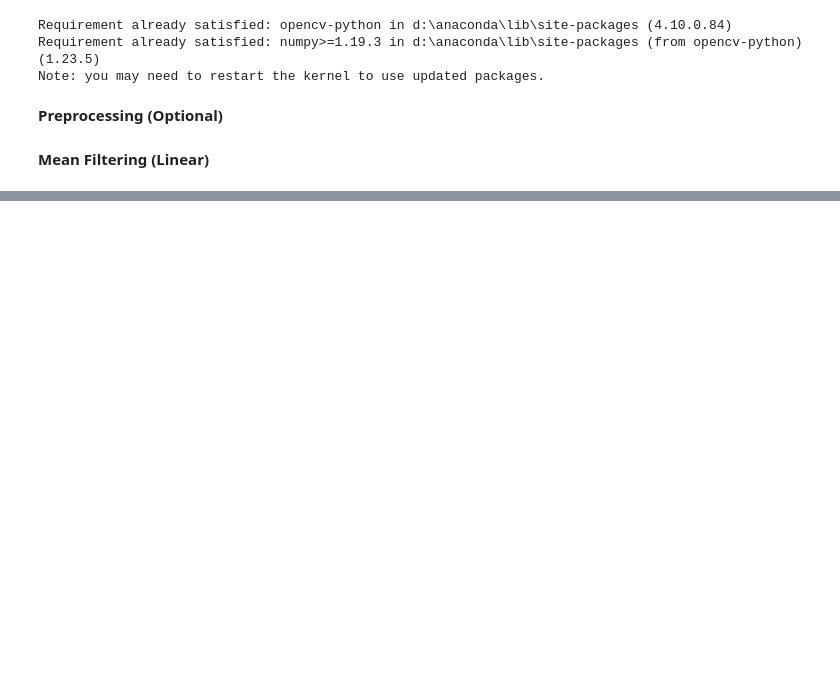
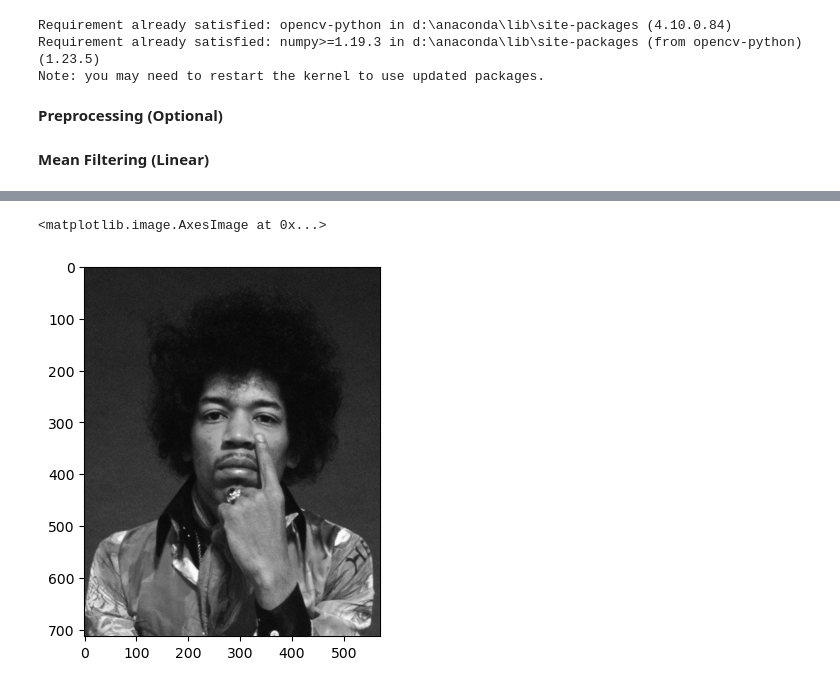
Before and after one commit to abhagyacharan/Computer-Vision-Challenges, a Jupyter notebook: Low Level/3. Image Filtering & Restoration/img_processing_filtering.ipynb, the cells around one changed output, grey strips where cells are left out. Cells and saved outputs as stored; diff of their text form; code cells hidden in the pictures; blank space fills up the shorter version.

```diff
--- a/Low Level/3. Image Filtering & Restoration/img_processing_filtering.ipynb
+++ b/Low Level/3. Image Filtering & Restoration/img_processing_filtering.ipynb
@@ -16,8 +16,8 @@ from IPython.display import display
 # %% [markdown]
 **Preprocessing (Optional)**
 # %%
-def preprocess(img_path):
-    gray_img = cv2.cvtColor(img_path, cv2.COLOR_BGR2GRAY)
+def preprocess(image):
+    gray_img = cv2.cvtColor(image, cv2.COLOR_BGR2GRAY)
 
     normalized_img = gray_img.astype(np.float32) / 255.0
 
@@ -29,0 +111,21 @@ def mean_filtering(img_path, kernel_size):
+# %%
+# Preprocess the image (optional)
+preprocessed_image = preprocess(input_img)
+
+# Apply different filtering techniques and store the results in separate variables
+mean_filtered_image = mean_filtering(preprocessed_image, kernel_size=5)
+median_filtered_image = median_filtering(preprocessed_image, kernel_size=5)
+gaussian_filtered_image = gaussian_filtering(preprocessed_image, kernel_size=5, sigma=1.0)
+nlm_filtered_image = non_local_means_filtering(preprocessed_image)
+bilateral_filtered_image = bilateral_filtering(preprocessed_image)
+
+# Apply spatial transformations (optional)
+rotated_image = rotate_image(input_img, angle=45)
+scaled_image = scale_image(input_img, scale_factor=0.5)
+
+# ... (add code for other spatial transformations)
+# %%
+plt.imshow(cv2.cvtColor(preprocessed_image, cv2.COLOR_BGR2RGB))
+# %% [output]
+<matplotlib.image.AxesImage at 0x...>
+[figure, added]
```
Also changed, not shown: parts of 20 cells of this notebook, 1 other file.
